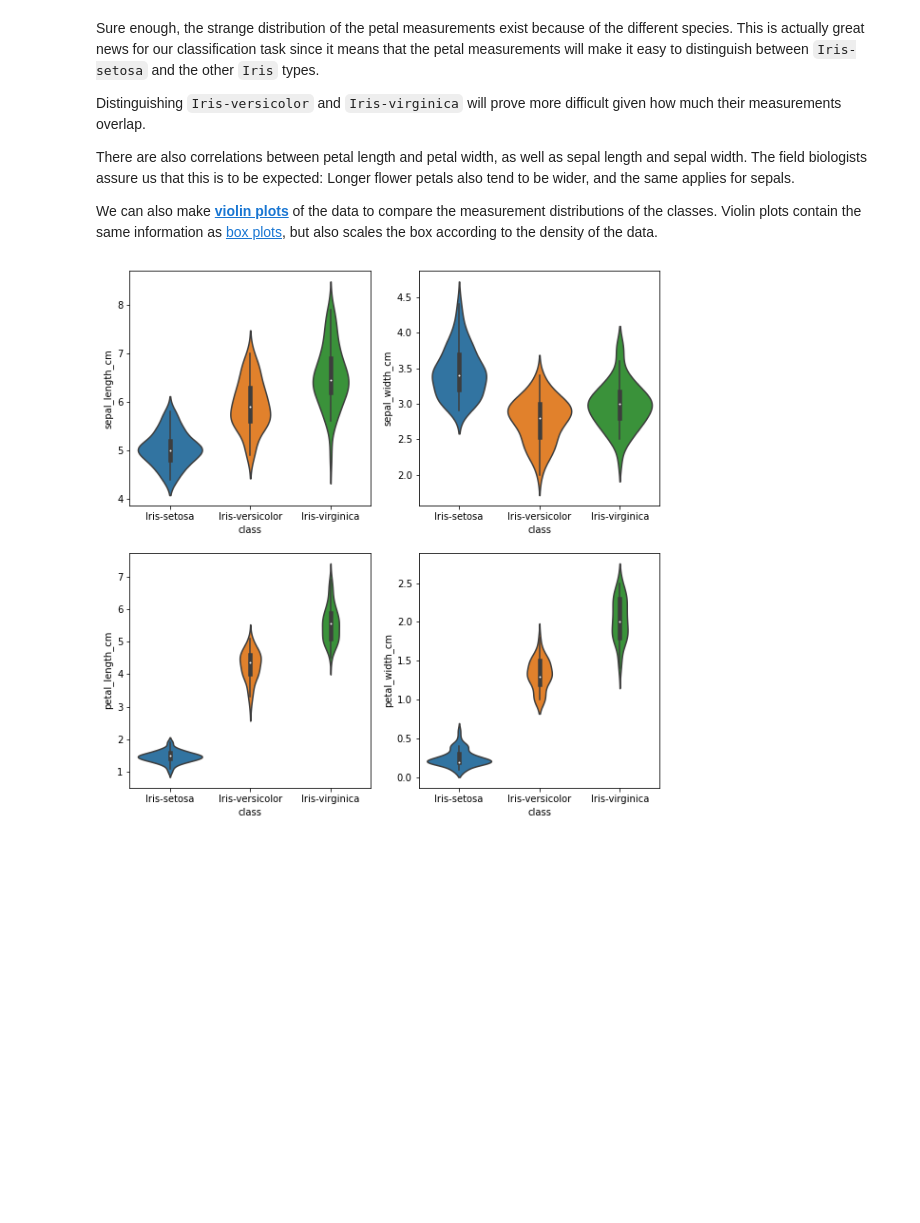
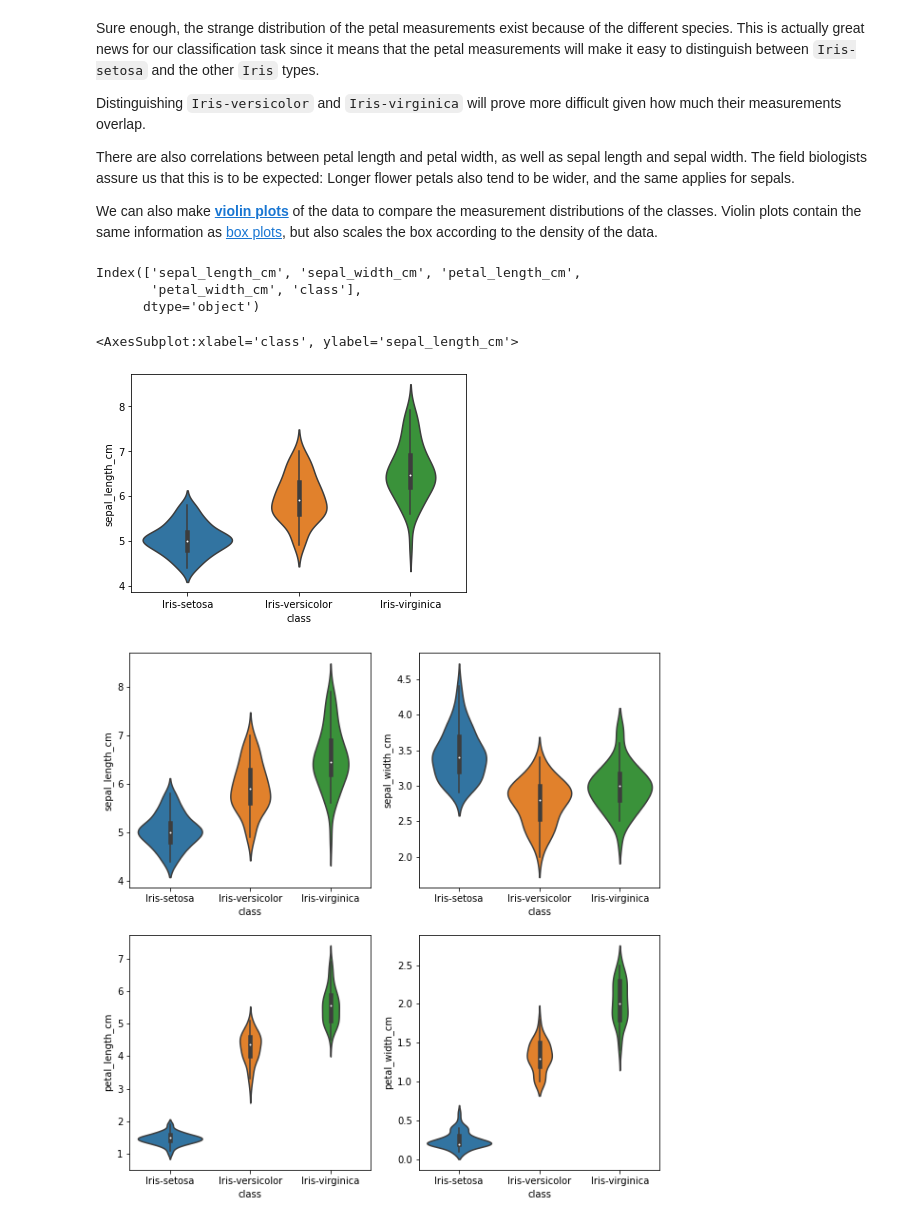
Before and after one commit to ValRCS/Python_Data_Analysis_Forecasting, a Jupyter notebook: notebooks/ml_intro/Irises Data Analysis Workflow.ipynb, the cells around one changed output. Cells and saved outputs as stored; diff of their text form; code cells hidden in the pictures; blank space fills up the shorter version.

```diff
--- a/notebooks/ml_intro/Irises Data Analysis Workflow.ipynb
+++ b/notebooks/ml_intro/Irises Data Analysis Workflow.ipynb
@@ -1091,6 +1091,17 @@ Distinguishing `Iris-versicolor` and `Iris-virginica` will prove more difficult
 There are also correlations between petal length and petal width, as well as sepal length and sepal width. The field biologists assure us that this is to be expected: Longer flower petals also tend to be wider, and the same applies for sepals.
 
 We can also make [**violin plots**](https://en.wikipedia.org/wiki/Violin_plot) of the data to compare the measurement distributions of the classes. Violin plots contain the same information as [box plots](https://en.wikipedia.org/wiki/Box_plot), but also scales the box according to the density of the data.
+# %%
+iris_data_clean.columns
+# %% [output]
+Index(['sepal_length_cm', 'sepal_width_cm', 'petal_length_cm',
+       'petal_width_cm', 'class'],
+      dtype='object')
+# %%
+sb.violinplot(x='class', y='sepal_length_cm', data=iris_data_clean)
+# %% [output]
+<AxesSubplot:xlabel='class', ylabel='sepal_length_cm'>
+[figure, added]
 # %%
 plt.figure(figsize=(10, 10))
 
```
Also changed, not shown: parts of 21 cells of this notebook.
